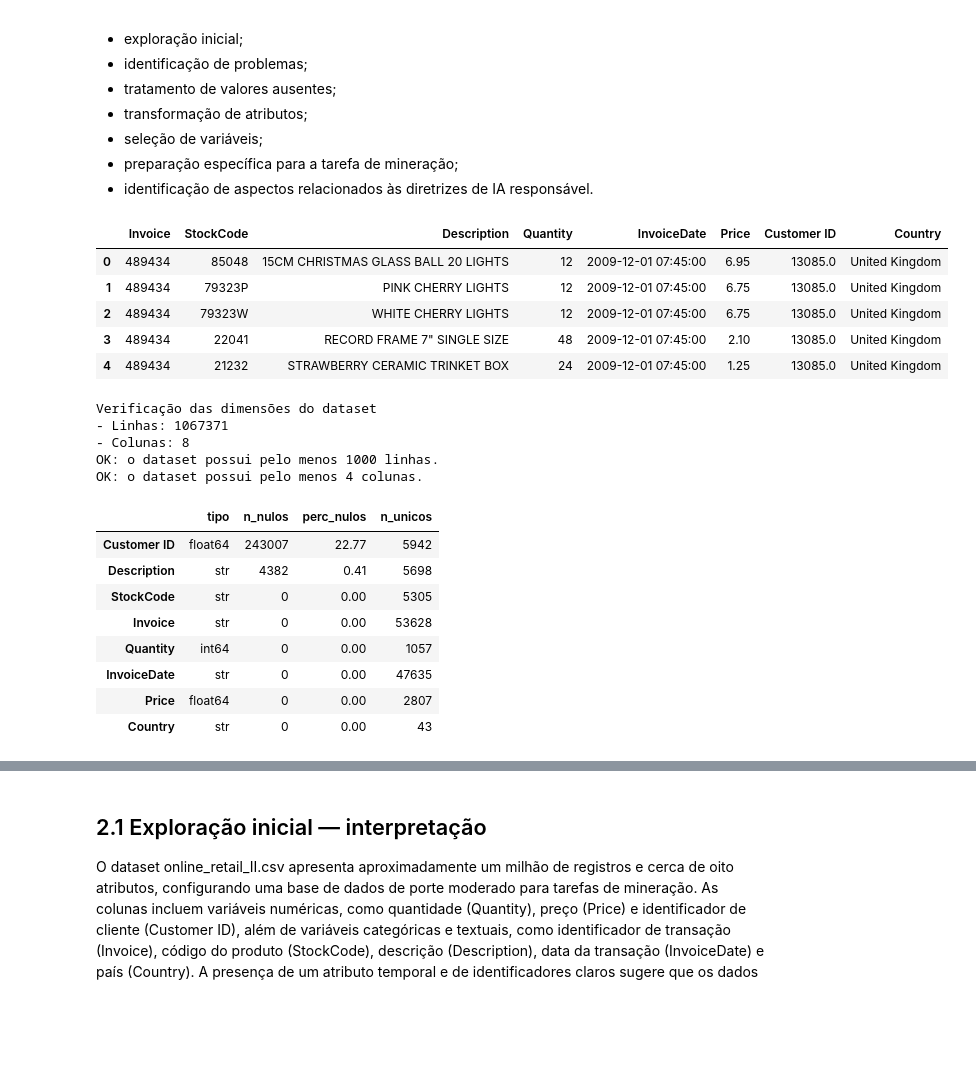
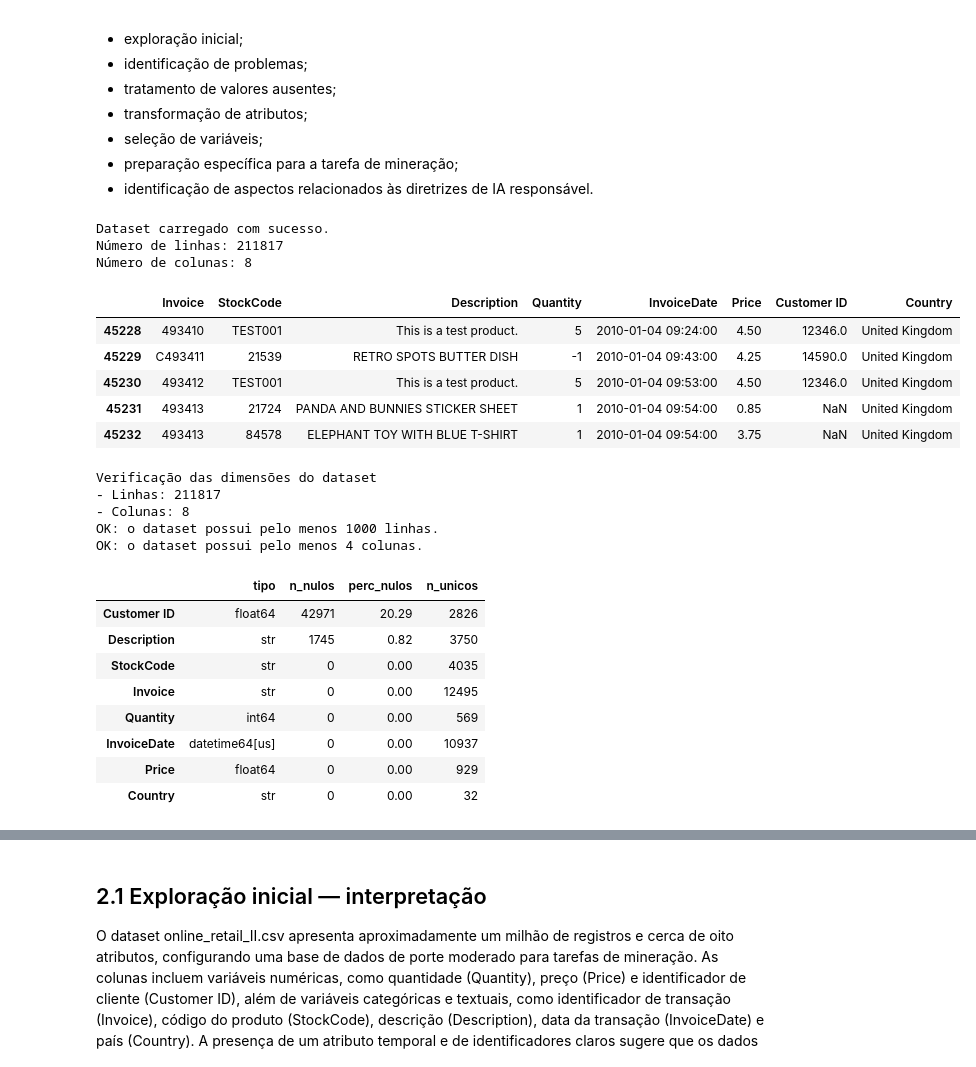
Before and after one commit to jg2alv/tp1-md, a Jupyter notebook: tp1/TP1_Fase2_Grupo13_Giordano.ipynb, the cells around one changed output, grey strips where cells are left out. Cells and saved outputs as stored; diff of their text form; code cells hidden in the pictures; blank space fills up the shorter version.

```diff
--- a/tp1/TP1_Fase2_Grupo13_Giordano.ipynb
+++ b/tp1/TP1_Fase2_Grupo13_Giordano.ipynb
@@ -299,41 +299,48 @@ Além disso, deve registrar como a LLM foi usada para apoiar:
 # Carregamento do dataset
 # Esta célula deve ser adaptada de acordo com o formato do arquivo.
 
 def carregar_dataset(caminho: str) -> pd.DataFrame:
     # Carrega um dataset a partir de um arquivo CSV, Excel, JSON ou Parquet.
     # Adapte esta função se o dataset estiver em outro formato.
     if caminho == "[INSERIR_CAMINHO_DO_ARQUIVO]":
         raise ValueError("Substitua DATA_PATH pelo caminho real do dataset.")
 
     caminho_path = Path(caminho)
 
     if not caminho_path.exists():
         raise FileNotFoundError(f"Arquivo não encontrado: {caminho}")
 
     if caminho_path.suffix.lower() == ".csv":
         return pd.read_csv(caminho_path)
     elif caminho_path.suffix.lower() in [".xlsx", ".xls"]:
         return pd.read_excel(caminho_path)
     elif caminho_path.suffix.lower() == ".json":
         return pd.read_json(caminho_path)
     elif caminho_path.suffix.lower() == ".parquet":
         return pd.read_parquet(caminho_path)
     else:
         raise ValueError("Formato não tratado neste modelo. Adapte a função carregar_dataset.")
 
 # Exemplo de uso:
 df = carregar_dataset(DATA_PATH)
-# print("Dataset carregado com sucesso.")
-# print(f"Número de linhas: {df.shape[0]}")
-# print(f"Número de colunas: {df.shape[1]}")
+# FILTRAR PARA APENAS DADOS DE 2010 PARA NÃO ESTOURAR MEMÓRIA
+df['InvoiceDate'] = pd.to_datetime(df['InvoiceDate'])
+#df = df[df['InvoiceDate'].dt.year == 2010].copy()
+df = df[(df['InvoiceDate'].dt.year == 2010) & (df['InvoiceDate'].dt.month <= 6)].copy()
+print("Dataset carregado com sucesso.")
+print(f"Número de linhas: {df.shape[0]}")
+print(f"Número de colunas: {df.shape[1]}")
 display(df.head())
 # %% [output]
+Dataset carregado com sucesso.
+Número de linhas: 211817
+Número de colunas: 8
 |  | Invoice | StockCode | Description | Quantity | InvoiceDate | Price | Customer ID | Country |
-| 0 | 489434 | 85048 | 15CM CHRISTMAS GLASS BALL 20 LIGHTS | 12 | 2009-12-01 07:45:00 | 6.95 | 13085.0 | United Kingdom |
-| 1 | 489434 | 79323P | PINK CHERRY LIGHTS | 12 | 2009-12-01 07:45:00 | 6.75 | 13085.0 | United Kingdom |
-| 2 | 489434 | 79323W | WHITE CHERRY LIGHTS | 12 | 2009-12-01 07:45:00 | 6.75 | 13085.0 | United Kingdom |
-| 3 | 489434 | 22041 | RECORD FRAME 7" SINGLE SIZE | 48 | 2009-12-01 07:45:00 | 2.10 | 13085.0 | United Kingdom |
-| 4 | 489434 | 21232 | STRAWBERRY CERAMIC TRINKET BOX | 24 | 2009-12-01 07:45:00 | 1.25 | 13085.0 | United Kingdom |
+| 45228 | 493410 | TEST001 | This is a test product. | 5 | 2010-01-04 09:24:00 | 4.50 | 12346.0 | United Kingdom |
+| 45229 | C493411 | 21539 | RETRO SPOTS BUTTER DISH | -1 | 2010-01-04 09:43:00 | 4.25 | 14590.0 | United Kingdom |
+| 45230 | 493412 | TEST001 | This is a test product. | 5 | 2010-01-04 09:53:00 | 4.50 | 12346.0 | United Kingdom |
+| 45231 | 493413 | 21724 | PANDA AND BUNNIES STICKER SHEET | 1 | 2010-01-04 09:54:00 | 0.85 | NaN | United Kingdom |
+| 45232 | 493413 | 84578 | ELEPHANT TOY WITH BLUE T-SHIRT | 1 | 2010-01-04 09:54:00 | 3.75 | NaN | United Kingdom |
 # %%
 # Verificação mínima das restrições do dataset
 # A especificação exige dataset público, com pelo menos 1000 linhas e 4 colunas.
@@ -360,7 +367,7 @@ def verificar_restricoes_dataset(df: pd.DataFrame) -> None:
 verificar_restricoes_dataset(df)
 # %% [output]
 Verificação das dimensões do dataset
-- Linhas: 1067371
+- Linhas: 211817
 - Colunas: 8
 OK: o dataset possui pelo menos 1000 linhas.
 OK: o dataset possui pelo menos 4 colunas.
@@ -384,14 +391,14 @@ resumo = resumo_inicial(df)
 display(resumo)
 # %% [output]
 |  | tipo | n_nulos | perc_nulos | n_unicos |
-| Customer ID | float64 | 243007 | 22.77 | 5942 |
-| Description | str | 4382 | 0.41 | 5698 |
-| StockCode | str | 0 | 0.00 | 5305 |
-| Invoice | str | 0 | 0.00 | 53628 |
-| Quantity | int64 | 0 | 0.00 | 1057 |
-| InvoiceDate | str | 0 | 0.00 | 47635 |
-| Price | float64 | 0 | 0.00 | 2807 |
-| Country | str | 0 | 0.00 | 43 |
+| Customer ID | float64 | 42971 | 20.29 | 2826 |
+| Description | str | 1745 | 0.82 | 3750 |
+| StockCode | str | 0 | 0.00 | 4035 |
+| Invoice | str | 0 | 0.00 | 12495 |
+| Quantity | int64 | 0 | 0.00 | 569 |
+| InvoiceDate | datetime64[us] | 0 | 0.00 | 10937 |
+| Price | float64 | 0 | 0.00 | 929 |
+| Country | str | 0 | 0.00 | 32 |
 # %%
 # Estatísticas descritivas
 # O objetivo é separar análise de variáveis numéricas e categóricas.
```
Also changed, not shown: parts of 18 cells of this notebook.
